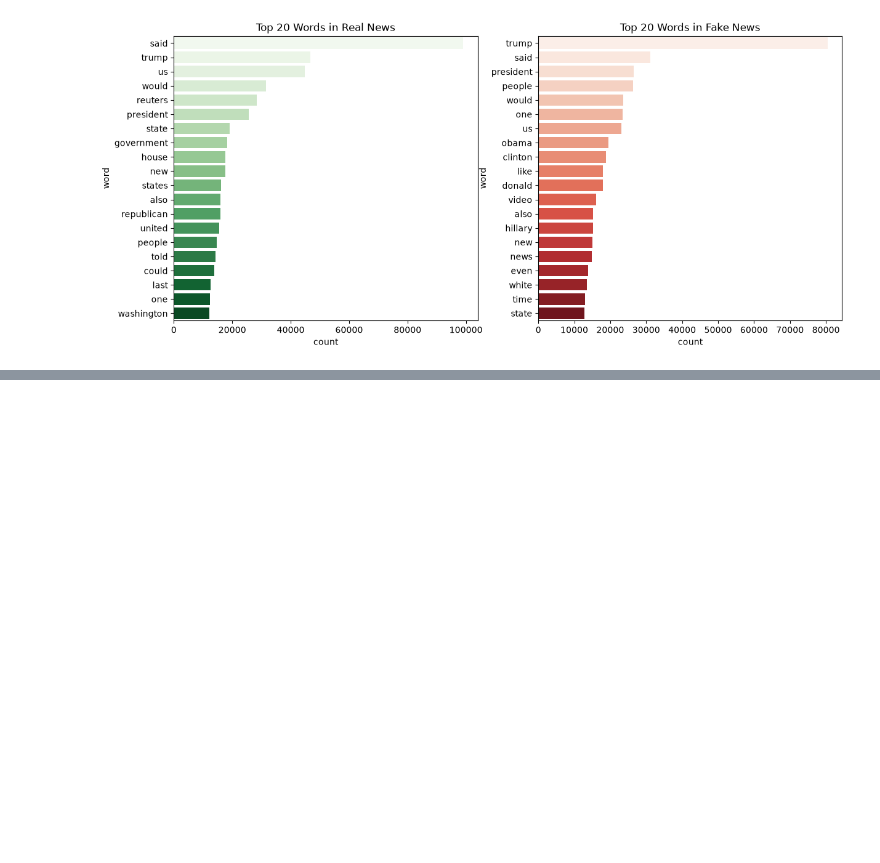
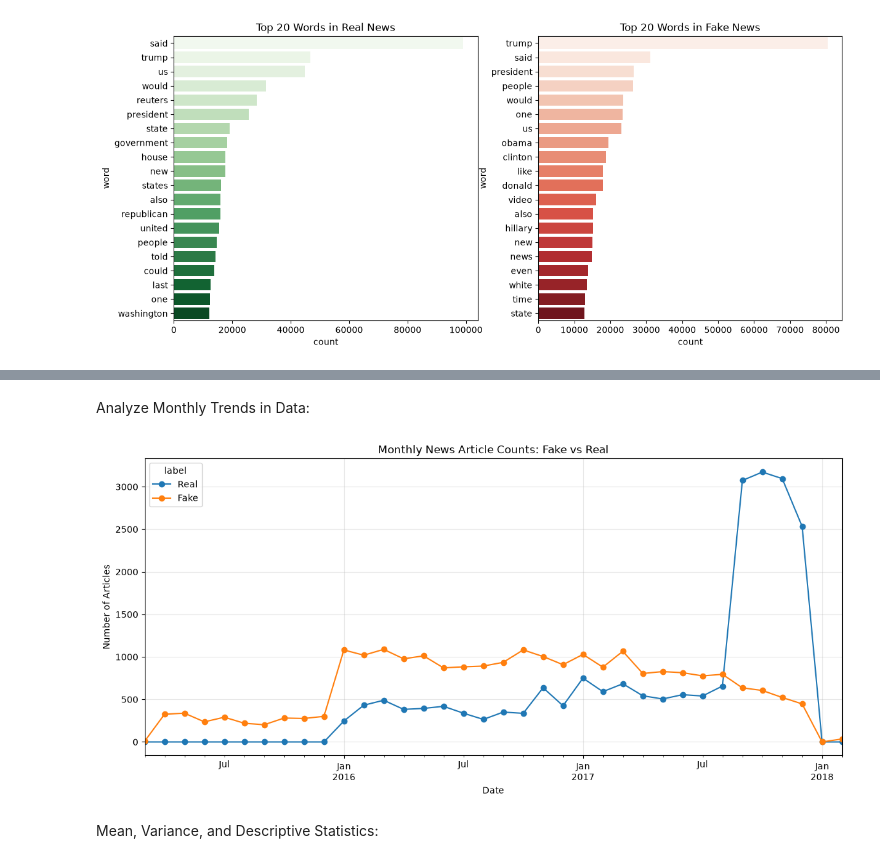
Before and after one commit to dtwiggs/FakeNewsDetection, a Jupyter notebook: FakeNewsDetection.ipynb, the cells around one changed output, grey strips where cells are left out. Cells and saved outputs as stored; diff of their text form; code cells hidden in the pictures; blank space fills up the shorter version.

```diff
--- a/FakeNewsDetection.ipynb
+++ b/FakeNewsDetection.ipynb
@@ -236,0 +239,16 @@ Passing `palette` without assigning `hue` is deprecated and will be removed in v
+# %%
+# Convert dates to datetime; unparseable dates become NaT
+df['date'] = pd.to_datetime(df['date'], errors='coerce', format='mixed')
+
+# Check how many dates were successfully parsed
+print("Total articles:", len(df))
+print("Valid dates:", df['date'].notna().sum())
+print("Invalid dates:", df['date'].isna().sum())
+
+# Remove rows without usable dates for time-series analysis
+ts_df = df.dropna(subset=['date']).copy()
+
+# Sort articles chronologically
+ts_df = ts_df.sort_values('date')
+
+print(ts_df[['date', 'label']].head())
@@ -236,0 +265,26 @@ Passing `palette` without assigning `hue` is deprecated and will be removed in v
+# %% [markdown]
+Analyze Monthly Trends in Data:
+# %%
+# Count articles published each month, separately by class
+monthly = (
+    ts_df.set_index('date')
+    .groupby('label')
+    .resample('MS')
+    .size()
+    .unstack(level=0, fill_value=0)
+)
+
+# Rename columns if labels are numeric: 0 = Real, 1 = Fake
+monthly = monthly.rename(columns={0: 'Real', 1: 'Fake'})
+
+monthly.plot(figsize=(14, 6), marker='o')
+
+plt.title('Monthly News Article Counts: Fake vs Real')
+plt.xlabel('Date')
+plt.ylabel('Number of Articles')
+plt.grid(alpha=0.3)
+plt.show()
+# %% [output]
+[figure, added]
+# %% [markdown]
+Mean, Variance, and Descriptive Statistics:
```
Also changed, not shown: parts of 11 cells of this notebook.
